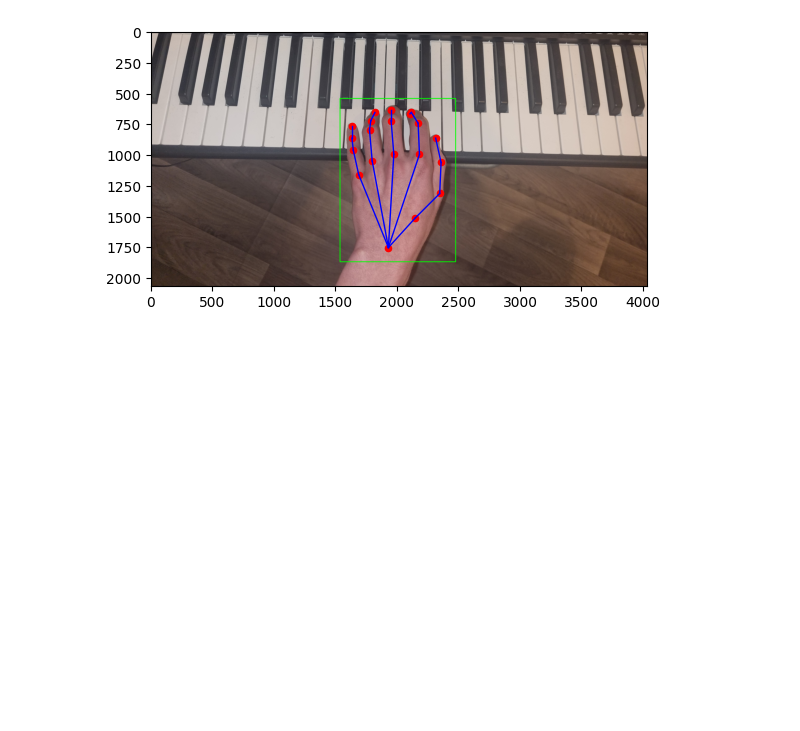
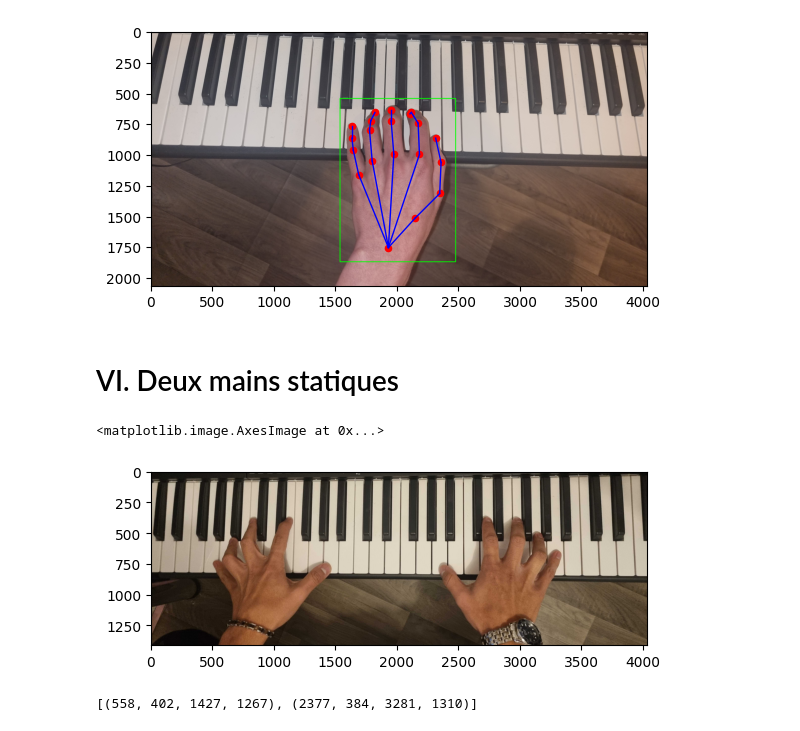
Before and after one commit to TomSaw31/Projet-MMPose, a Jupyter notebook: Projet_MMPose.ipynb, the cells around one changed output. Saved outputs shown, nothing was run; the diff lists cells and outputs as text; code cells hidden in the pictures; blank space fills up the shorter version.

Commit message:
deux mains statiques

```diff
--- a/Projet_MMPose.ipynb
+++ b/Projet_MMPose.ipynb
@@ -771,3 +784,19 @@ for pred in pose_results:
   draw_hand_skeleton(keypoints)
 # %% [output]
 [figure]
+# %% [markdown]
+# VI. Deux mains statiques
+# %%
+import cv2
+
+img_path = '/content/images/deux_mains.jpg'
+
+# CV2 lit les images au format BGR au lieu de RGB
+img_bgr = cv2.imread(img_path)
+# On convertit en RGB au lieu de BGR
+img_rgb = cv2.cvtColor(img_bgr, cv2.COLOR_BGR2RGB)
+
+plt.imshow(img_rgb)
+# %% [output]
+<matplotlib.image.AxesImage at 0x...>
+[figure, added]
@@ -773,0 +807,18 @@ for pred in pose_results:
+# %%
+hauteur, largeur, _ = img_rgb.shape
+hand_bboxes = []
+
+for hand_landmarks in detection_results.hand_landmarks:
+    xs = [point.x for point in hand_landmarks]
+    ys = [point.y for point in hand_landmarks]
+
+    x1 = int(min(xs) * largeur)
+    y1 = int(min(ys) * hauteur)
+    x2 = int(max(xs) * largeur)
+    y2 = int(max(ys) * hauteur)
+
+    hand_bboxes.append((x1, y1, x2, y2))
+
+print(hand_bboxes)
+# %% [output]
+[(558, 402, 1427, 1267), (2377, 384, 3281, 1310)]
```
Also changed, not shown: parts of 9 cells of this notebook, 1 other file.
